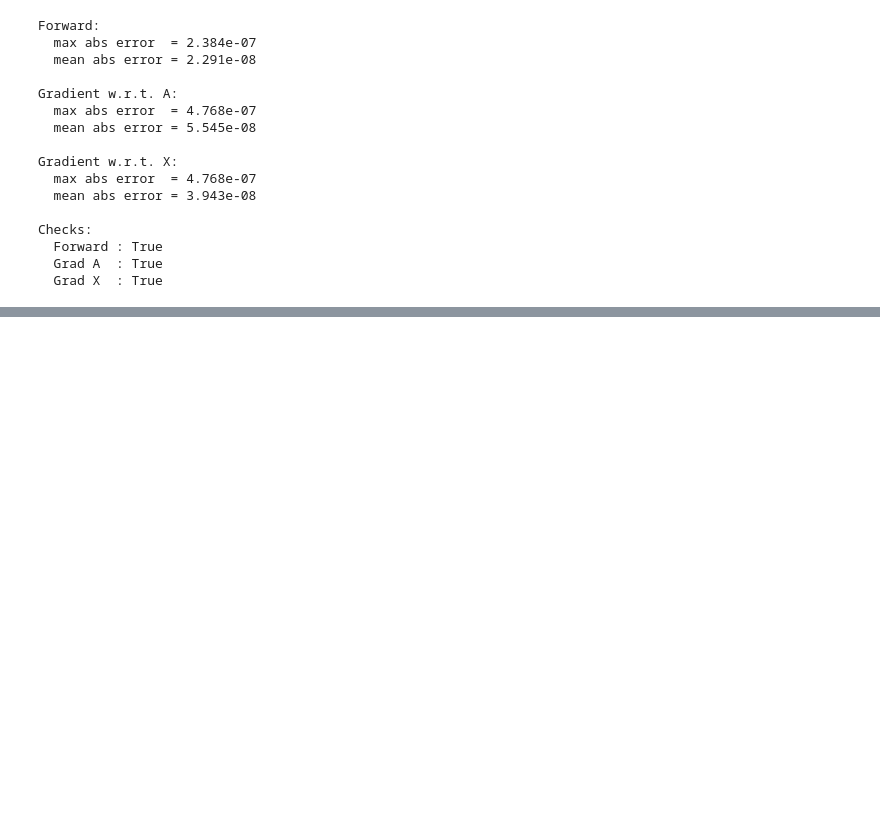
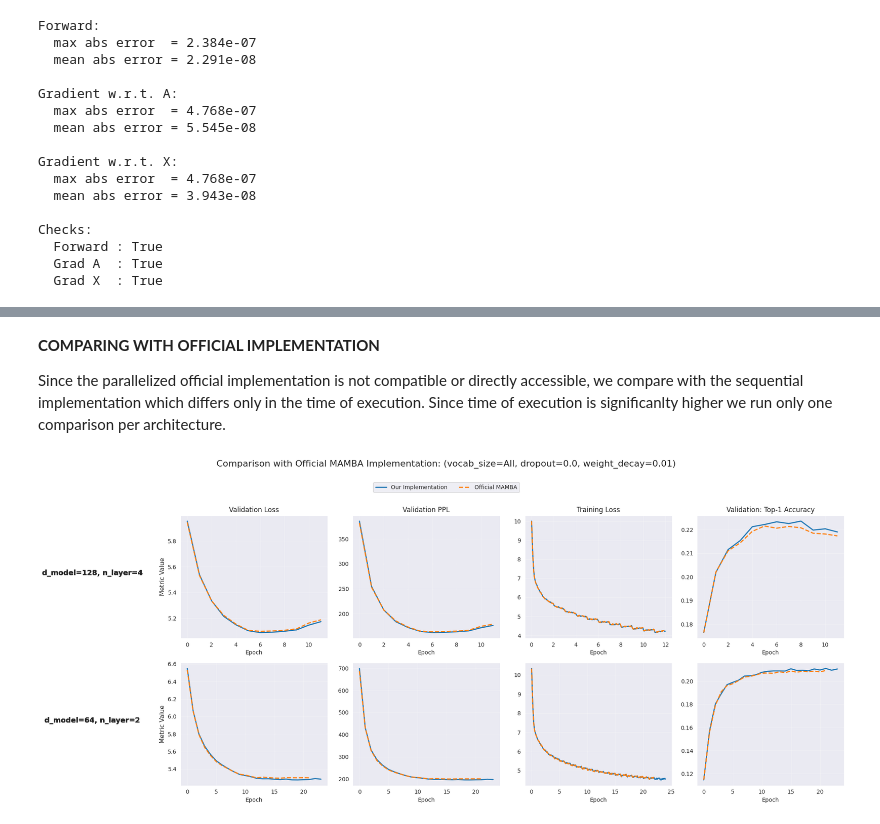
Before and after one commit to Vishwanath-Vinod/MAMBA, a Jupyter notebook: experiments.ipynb, the cells around one changed output, grey strips where cells are left out. Cells and saved outputs as stored; diff of their text form; code cells hidden in the pictures; blank space fills up the shorter version.

```diff
--- a/experiments.ipynb
+++ b/experiments.ipynb
@@ -151,0 +170,73 @@ plt.show()
+# %% [markdown]
+**COMPARING WITH OFFICIAL IMPLEMENTATION**
+
+Since the parallelized official implementation is not compatible or directly accessible, we compare with the sequential implementation which differs only in the time of execution. Since time of execution is significanlty higher we run only one comparison per architecture.
+# %%
+results_path = "experiments"
+official_logs = "official_logs"
+
+architectures = {
+#    0: "d_model=256, n_layer=6",
+    1: "d_model=128, n_layer=4",
+    2: "d_model=64, n_layer=2",
+}
+
+metrics = [
+    ("loss", "Validation Loss"),
+    ("ppl", "Validation PPL"),
+    ("train_loss", "Training Loss"),
+    ("accuracy_top1", "Validation: Top-1 Accuracy"),
+]
+
+fig, axes = plt.subplots(
+    len(architectures),
+    len(metrics),
+    figsize=(20, 8),
+    squeeze=False
+)
+
+for arch_idx in architectures:
+
+    exp_num = arch_idx * 24 + 19
+    our_arch_dir = os.path.join(results_path, str(arch_idx), "logs")
+    official_logs_dir = os.path.join(official_logs, str(arch_idx))
+    our_train = pd.read_csv(os.path.join(our_arch_dir, f"exp_{exp_num:03d}.log_train.csv"))
+    our_val = pd.read_csv(os.path.join(our_arch_dir, f"exp_{exp_num:03d}.log_val.csv"))
+    official_train = pd.read_csv(os.path.join(official_logs_dir, f"exp_{exp_num:03d}.log_train.csv"))
+    official_val = pd.read_csv(os.path.join(official_logs_dir, f"exp_{exp_num:03d}.log_val.csv"))
+
+    for col, (metric, title) in enumerate(metrics):
+
+        ax = axes[arch_idx-1, col]
+        if metric == "train_loss":
+            ax.plot(our_train["epoch"],our_train["loss"],label="Our Implementation",linewidth=2,)
+            ax.plot(official_train["epoch"],official_train["loss"],label="Official MAMBA",linewidth=2,linestyle="--",)
+        else:
+            ax.plot(our_val["epoch"],our_val[metric],label="Our Implementation",linewidth=2,)
+            ax.plot(official_val["epoch"],official_val[metric],label="Official MAMBA",linewidth=2,linestyle="--",)
+
+        if arch_idx == 1:
+            ax.set_title(title)
+        # Row header
+        axes[arch_idx-1, 0].text(
+            -0.6, 0.5,
+            architectures[arch_idx],
+            transform=axes[arch_idx-1, 0].transAxes,
+            fontsize=13,
+            fontweight="bold",
+            ha="center",
+            va="bottom",
+        )
+        ax.set_xlabel("Epoch")
+        ax.grid(True, alpha=0.3)
+
+    axes[arch_idx-1, 0].set_ylabel("Metric Value",fontsize=11)
+
+# Single legend for whole figure
+handles, labels = axes[0, 0].get_legend_handles_labels()
+fig.legend(handles,labels,loc="upper center",ncol=2,bbox_to_anchor=(0.5, 1.02))
+fig.suptitle("Comparison with Official MAMBA Implementation: (vocab_size=All, dropout=0.0, weight_decay=0.01)",fontsize=16,y=1.08,)
+plt.tight_layout()
+plt.show()
+# %% [output]
+[figure, added]
```
Also changed, not shown: parts of 5 cells of this notebook, 14 other files.
